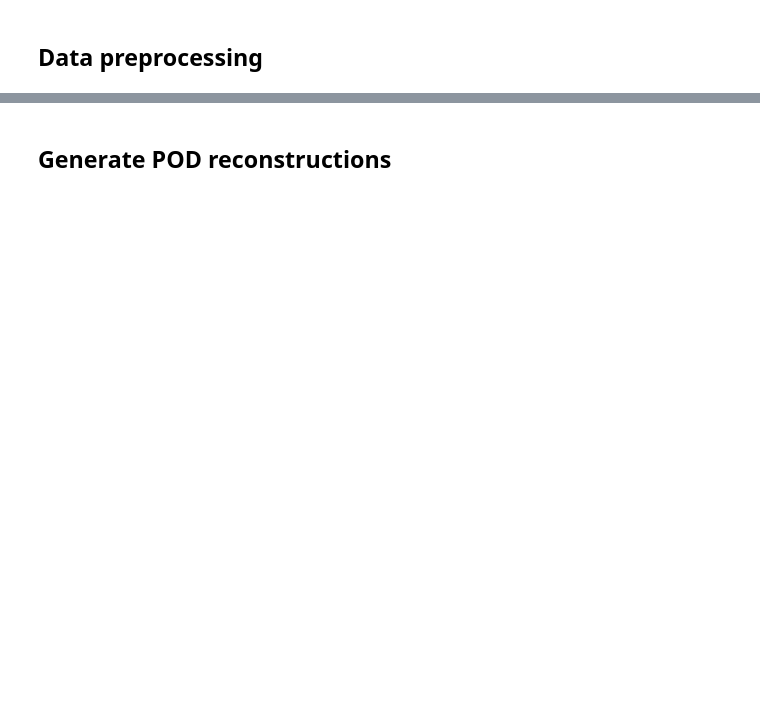
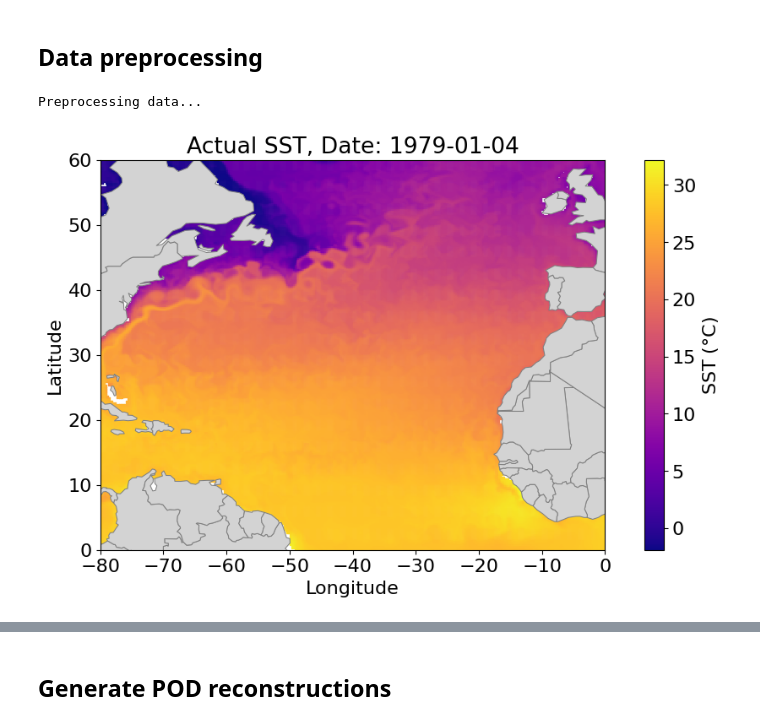
Before and after one commit to abbym-bristol/ME4OH_summer_project, a Jupyter notebook: ReconstructingSST-POD_RBFI_static.ipynb, the cells around one changed output, grey strips where cells are left out. Saved outputs shown, nothing was run; the diff lists cells and outputs as text; code cells hidden in the pictures; blank space fills up the shorter version.

```diff
--- a/ReconstructingSST-POD_RBFI_static.ipynb
+++ b/ReconstructingSST-POD_RBFI_static.ipynb
@@ -70,15 +72,22 @@ print(data.shape, len(longs), len(lats))
 # %%
 print("Preprocessing data...")
 train_data, val_data, test_data, train_dates, val_dates, test_dates = split_ordered_data(data, dates, all_dates=True)
 
 # Plots for santity checks:
 plot_index = 0
 sst_df = pd.DataFrame({
     "Longitude": longs,
     "Latitude": lats,
     "SST": train_data[plot_index]
 })
-plot_sst_map(sst_df, cmap="plasma", title=f"Actual SST, Date: {train_dates[plot_index]}", area=area)
+if dataset == "NOAA":
+    ms = 25
+else:
+    ms = 1
+plot_sst_map(sst_df, cmap="plasma", title=f"Actual SST, Date: {train_dates[plot_index]}", area=area, marker_size=ms)
+# %% [output]
+Preprocessing data...
+[figure, added]
 # %%
 if anomaly:
     train_data, val_data, test_data, bulk_mean = convert_to_anomaly((train_data, val_data, test_data))
```
Also changed, not shown: parts of 7 cells of this notebook, 1 other file.
